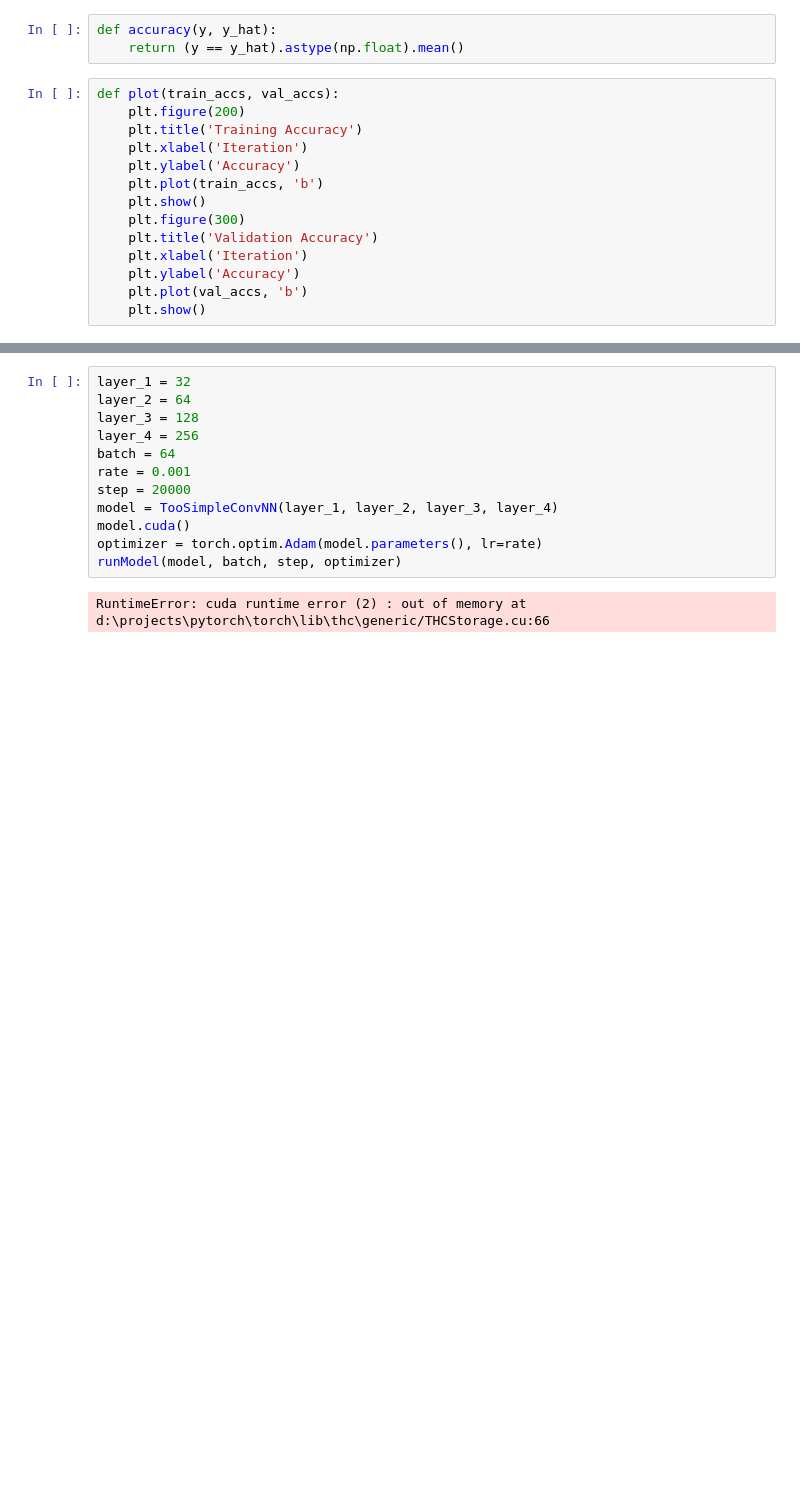
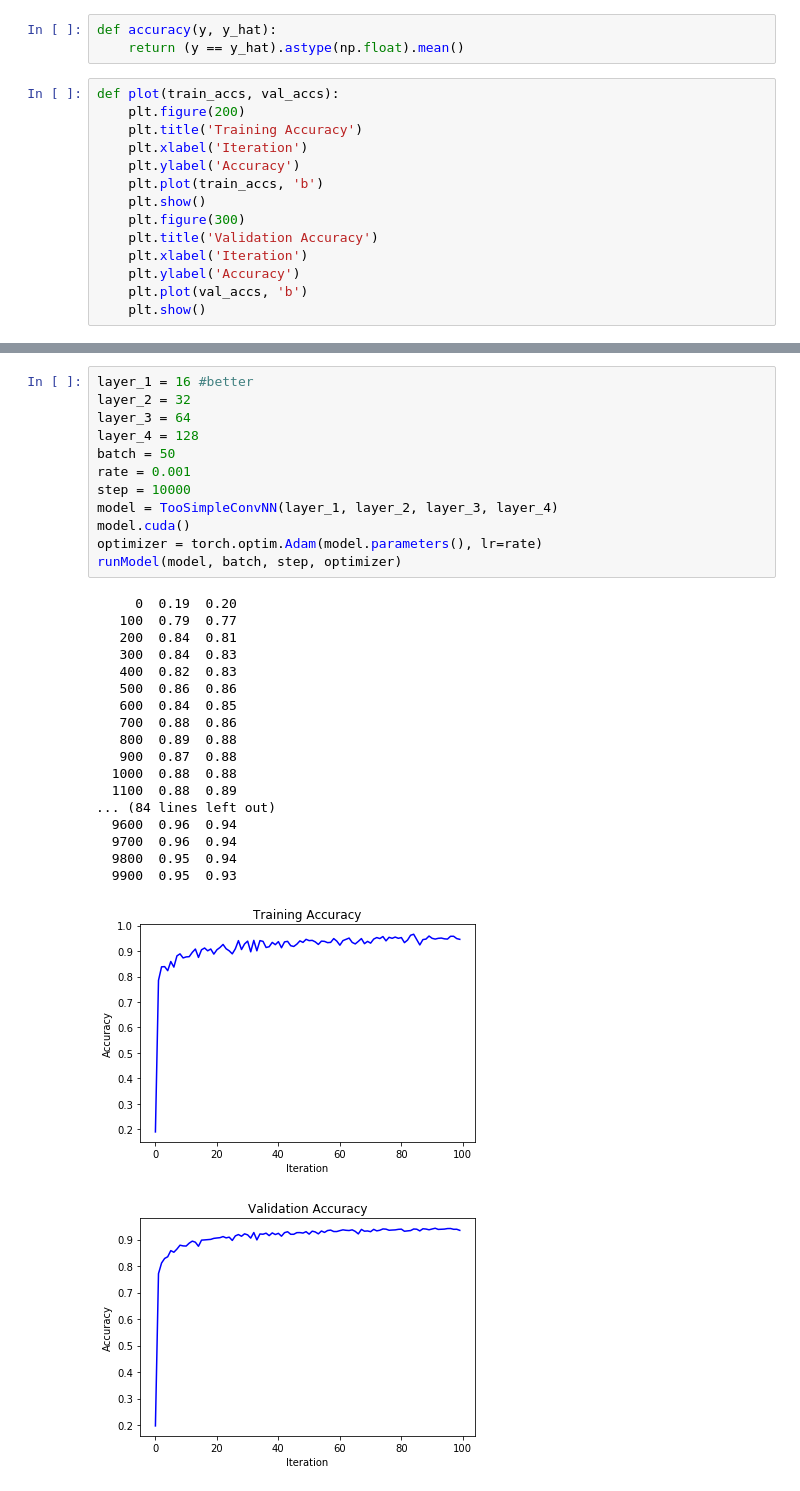
Before and after one commit to jz1242/MachineLearning, a Jupyter notebook: neural_nets_with_torchnn/maximizing-performance.ipynb, the cells around one changed output, grey strips where cells are left out. Drawn from its saved outputs; the diff is of its cells as text; blank space fills up the shorter version.

```diff
--- a/neural_nets_with_torchnn/maximizing-performance.ipynb
+++ b/neural_nets_with_torchnn/maximizing-performance.ipynb
@@ -133,14 +165,32 @@ def runModel(model, batch_size, NUM_OPT_STEPS, optimizer):
 # %%
-layer_1 = 32
-layer_2 = 64
-layer_3 = 128
-layer_4 = 256
-batch = 64
+layer_1 = 16 #better
+layer_2 = 32
+layer_3 = 64
+layer_4 = 128
+batch = 50
 rate = 0.001
-step = 20000
+step = 10000
 model = TooSimpleConvNN(layer_1, layer_2, layer_3, layer_4)
 model.cuda()
 optimizer = torch.optim.Adam(model.parameters(), lr=rate)
 runModel(model, batch, step, optimizer)
 # %% [output]
-RuntimeError: cuda runtime error (2) : out of memory at d:\projects\pytorch\torch\lib\thc\generic/THCStorage.cu:66
+     0  0.19  0.20
+   100  0.79  0.77
+   200  0.84  0.81
+   300  0.84  0.83
+   400  0.82  0.83
+   500  0.86  0.86
+   600  0.84  0.85
+   700  0.88  0.86
+   800  0.89  0.88
+   900  0.87  0.88
+  1000  0.88  0.88
+  1100  0.88  0.89
+... (84 lines left out)
+  9600  0.96  0.94
+  9700  0.96  0.94
+  9800  0.95  0.94
+  9900  0.95  0.93
+[figure, added]
+[figure, added]
```
Also changed, not shown: parts of 22 cells of this notebook, 1 other file.
